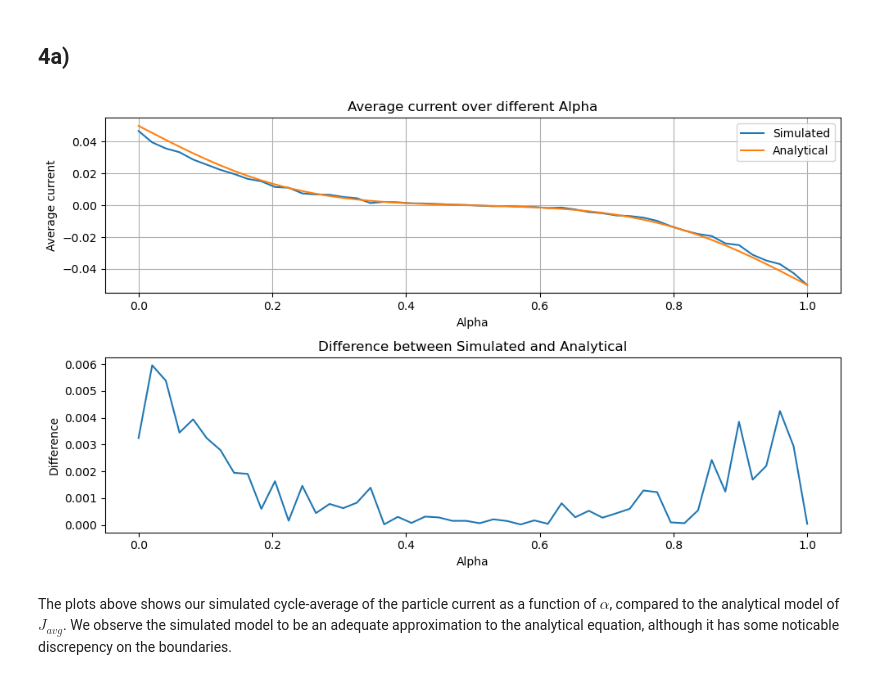
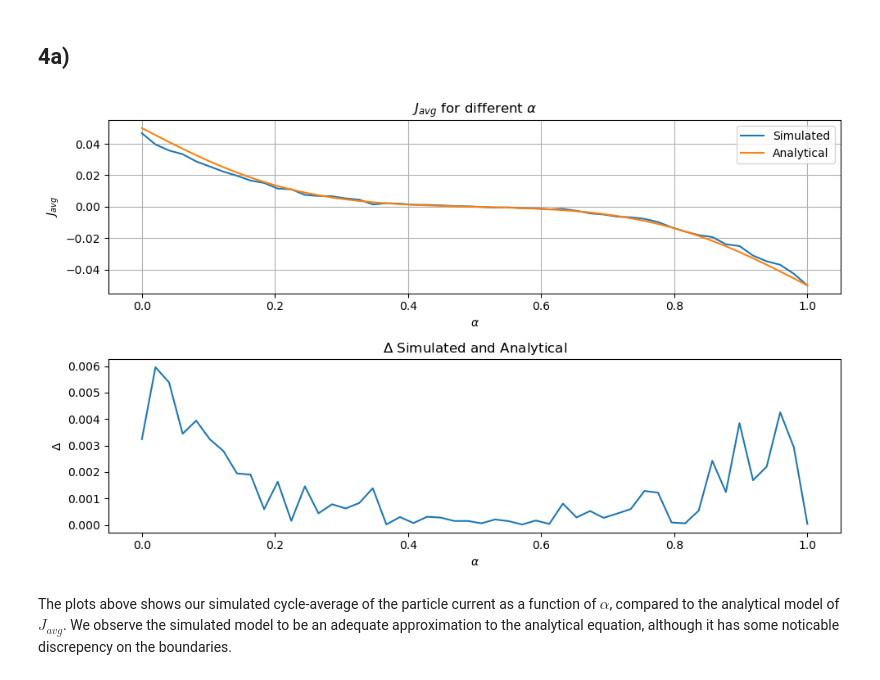
Before and after one commit to Benj181/VitBerProject01, a Jupyter notebook: rapport.ipynb, the cells around one changed output. Saved outputs shown, nothing was run; the diff lists cells and outputs as text; code cells hidden in the pictures.

```diff
--- a/rapport.ipynb
+++ b/rapport.ipynb
@@ -780,24 +777,24 @@ This exercise will revolve around comparing our simulated data to the analytical
 # %%
 T_p = 500
 N_x = 100
 alphaList, averageCurrent04 = getData("opg3d")
 fig, (ax1, ax2) = plt.subplots(2, 1, figsize=(10,6))
 ax1.plot(alphaList, averageCurrent04, label="Simulated")
 ax1.plot(alphaList, [analyticalAverageCurrent(alpha, T_p, N_x) for alpha in alphaList], label="Analytical")
-ax1.set_xlabel("Alpha")
-ax1.set_ylabel("Average current")
-ax1.set_title("Average current over different Alpha")
+ax1.set_xlabel(r"$\alpha$")
+ax1.set_ylabel(r"$J_{avg}$")
+ax1.set_title(r"$J_{avg}$ for different $\alpha$")
 ax1.grid()
 ax1.legend()
 ax2.plot(alphaList, [abs(sim - ana) for sim, ana in zip(averageCurrent04, [analyticalAverageCurrent(alpha, T_p, N_x) for alpha in alphaList])])
-ax2.set_xlabel("Alpha")
-ax2.set_ylabel("Difference")
-ax2.set_title("Difference between Simulated and Analytical")
+ax2.set_xlabel(r"$\alpha$")
+ax2.set_ylabel(r"$\Delta$")
+ax2.set_title("$\Delta$ Simulated and Analytical")
 
 plt.tight_layout()
 plt.show()
 # %% [output]
-[figure, old version]
+[figure, new version]
 # %% [markdown]
 The plots above shows our simulated cycle-average of the particle current as a function of $\alpha$, compared to the analytical model of $J_{avg}$. We observe the simulated model to be an adequate approximation to the analytical equation, although it has some noticable discrepency on the boundaries.
 # %% [markdown]
```
Also changed, not shown: parts of 19 cells of this notebook.
